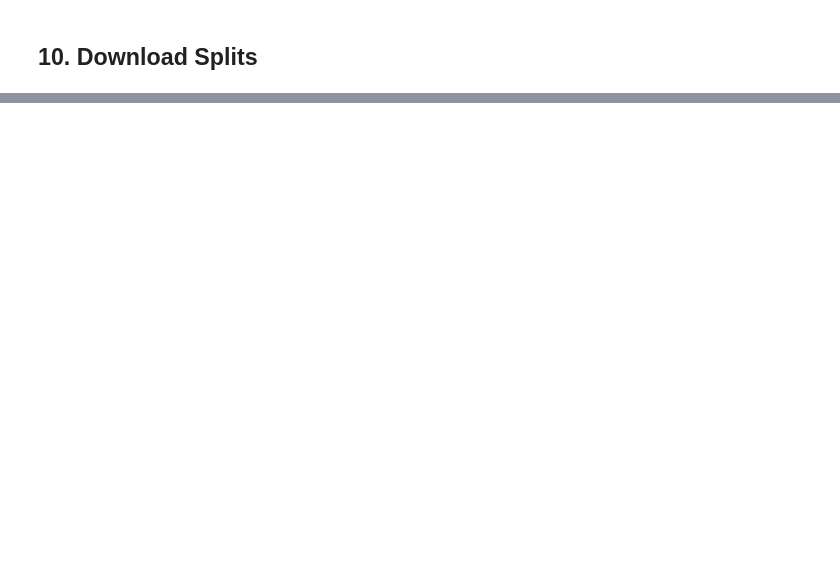
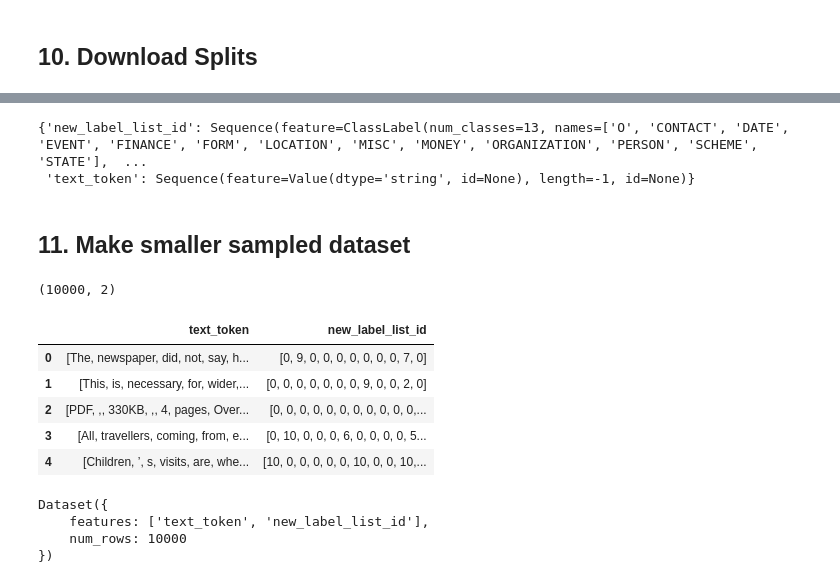
Before and after one commit to alphagov/govuk-content-metadata, a Jupyter notebook: notebooks/colab-noteboooks/003_Colab_HuggingFace_Preparation_Colab.ipynb, the cells around one changed output, grey strips where cells are left out. Saved outputs shown, nothing was run; the diff lists cells and outputs as text; code cells hidden in the pictures; blank space fills up the shorter version.

```diff
--- a/notebooks/colab-noteboooks/003_Colab_HuggingFace_Preparation_Colab.ipynb
+++ b/notebooks/colab-noteboooks/003_Colab_HuggingFace_Preparation_Colab.ipynb
@@ -29,15 +48,15 @@ system = "COLAB"  # ["AWS", "COLAB"]
 # %%
-if system == "AWS":
+if system=="AWS":
     fs = s3fs.S3FileSystem()
     s3_bucket = "govuk-data-infrastructure-integration"
-    DATA_DIR = f"s3://{s3_bucket}/model-data/govner-data"
+    DATA_DIR = f's3://{s3_bucket}/model-data/govner-data'
     for f in fs.ls(DATA_DIR):
         print(f)
-    # Manage interactions with the Amazon SageMaker APIs and any other AWS services needed.
+    #Manage interactions with the Amazon SageMaker APIs and any other AWS services needed.
     # sagemaker session bucket -> used for uploading data, models and logs
     # sagemaker will automatically create this bucket if it not exists
     sess = sagemaker.Session()
-    sagemaker_session_bucket = s3_bucket
+    sagemaker_session_bucket= s3_bucket
     if sagemaker_session_bucket is None and sess is not None:
         # set to default bucket if a bucket name is not given
         sagemaker_session_bucket = sess.default_bucket()
@@ -48,12 +67,8 @@ if system == "AWS":
     print(f"sagemaker role arn: {role}")
     print(f"sagemaker bucket: {sess.default_bucket()}")
     print(f"sagemaker session region: {sess.boto_region_name}")
-elif system == "COLAB":
+elif system=="COLAB":
     from google.colab import drive
-
     drive.mount("/content/gdrive")
-    # DATA_DIR = os.path.join("/content/gdrive/My Drive", "NER/Data")
-    DATA_DIR = os.path.join(
-        "/content/gdrive/Shareddrives/",
-        "GOV.UK teams/2020-2021/Data labs/content-metadata-2021/Data",
-    )
+    #DATA_DIR = os.path.join("/content/gdrive/My Drive", "NER/Data")
+    DATA_DIR = os.path.join("/content/gdrive/Shareddrives/", "GOV.UK teams/2020-2021/Data labs/content-metadata-2021/Data")
@@ -182,2 +297,24 @@ datasets
 # %%
-datasets["train"].features
+datasets['train'].features
+# %% [output]
+{'new_label_list_id': Sequence(feature=ClassLabel(num_classes=13, names=['O', 'CONTACT', 'DATE', 'EVENT', 'FINANCE', 'FORM', 'LOCATION', 'MISC', 'MONEY', 'ORGANIZATION', 'PERSON', 'SCHEME', 'STATE'],  ...
+ 'text_token': Sequence(feature=Value(dtype='string', id=None), length=-1, id=None)}
+# %% [markdown]
+## 11. Make smaller sampled dataset
+# %%
+df_trim = df[['text_token', 'new_label_list_id']]
+# %%
+samp_df_trim = df_trim.sample(10000).reset_index()
+samp_df_trim = samp_df_trim[['text_token', 'new_label_list_id']]
+samp_df_trim.shape
+# %% [output]
+(10000, 2)
+# %%
+samp_df_trim.head()
+# %% [output]
+|  | text_token | new_label_list_id |
+| 0 | [The, newspaper, did, not, say, h... | [0, 9, 0, 0, 0, 0, 0, 0, 0, 7, 0] |
+| 1 | [This, is, necessary, for, wider,... | [0, 0, 0, 0, 0, 0, 0, 9, 0, 0, 2, 0] |
+| 2 | [PDF, ,, 330KB, ,, 4, pages, Over... | [0, 0, 0, 0, 0, 0, 0, 0, 0, 0, 0,... |
+| 3 | [All, travellers, coming, from, e... | [0, 10, 0, 0, 0, 6, 0, 0, 0, 0, 5... |
+| 4 | [Children, ’, s, visits, are, whe... | [10, 0, 0, 0, 0, 0, 10, 0, 0, 10,... |
@@ -183,0 +323,7 @@ datasets["train"].features
+# %%
+samp_hf_dataset
+# %% [output]
+Dataset({
+    features: ['text_token', 'new_label_list_id'],
+    num_rows: 10000
+})
```
Also changed, not shown: parts of 37 cells of this notebook, 9 other files.
